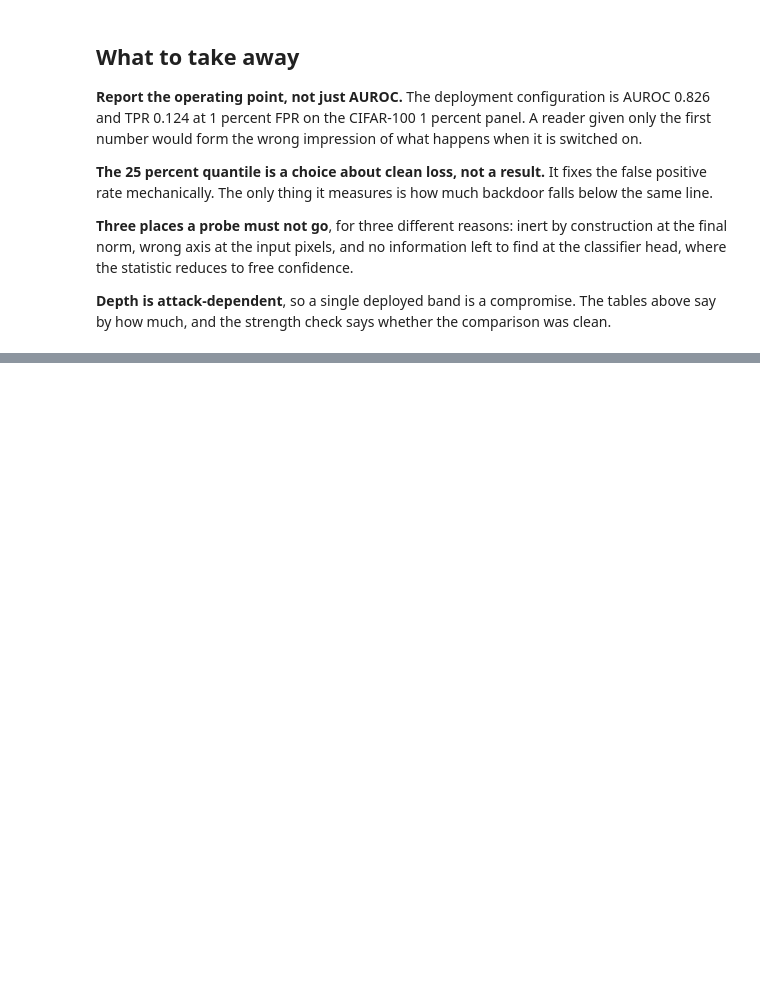
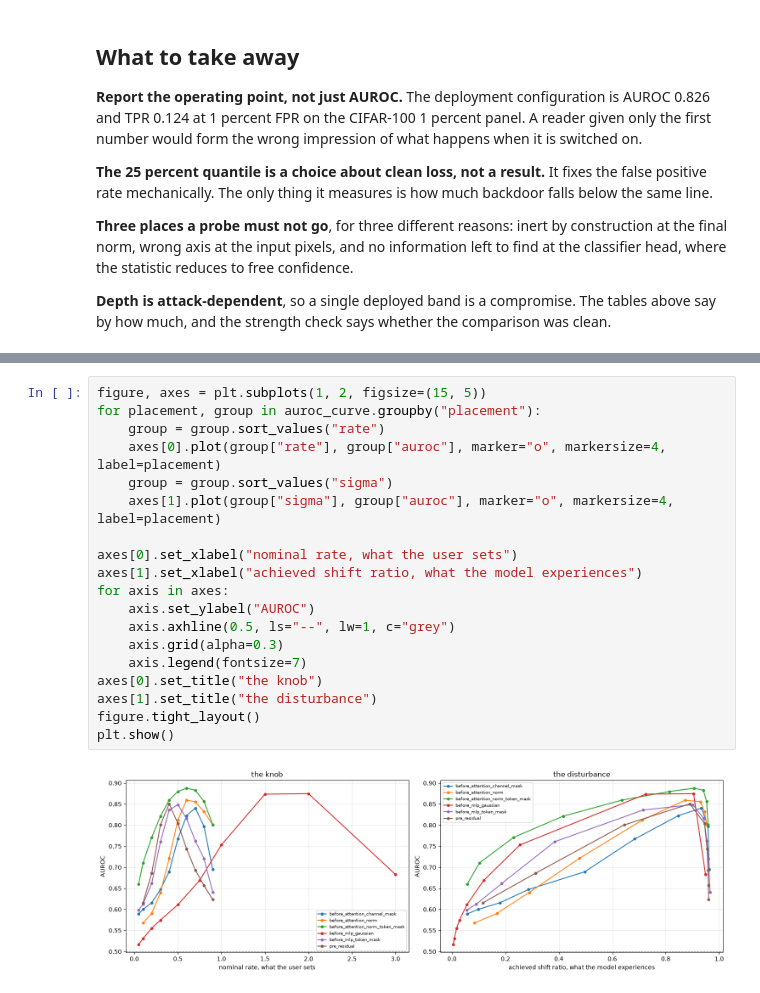
Before and after one commit to PjotrVr/psbd-transformer, a Jupyter notebook: notebooks/13-operating-points-and-placement.ipynb, the cells around one changed output, grey strips where cells are left out. Drawn from its saved outputs; the diff is of its cells as text; blank space fills up the shorter version.

```diff
--- a/notebooks/13-operating-points-and-placement.ipynb
+++ b/notebooks/13-operating-points-and-placement.ipynb
@@ -450,0 +511,21 @@ was clean.
+# %%
+figure, axes = plt.subplots(1, 2, figsize=(15, 5))
+for placement, group in auroc_curve.groupby("placement"):
+    group = group.sort_values("rate")
+    axes[0].plot(group["rate"], group["auroc"], marker="o", markersize=4, label=placement)
+    group = group.sort_values("sigma")
+    axes[1].plot(group["sigma"], group["auroc"], marker="o", markersize=4, label=placement)
+
+axes[0].set_xlabel("nominal rate, what the user sets")
+axes[1].set_xlabel("achieved shift ratio, what the model experiences")
+for axis in axes:
+    axis.set_ylabel("AUROC")
+    axis.axhline(0.5, ls="--", lw=1, c="grey")
+    axis.grid(alpha=0.3)
+    axis.legend(fontsize=7)
+axes[0].set_title("the knob")
+axes[1].set_title("the disturbance")
+figure.tight_layout()
+plt.show()
+# %% [output]
+[figure, added]
```
Also changed, not shown: parts of 19 cells of this notebook.
